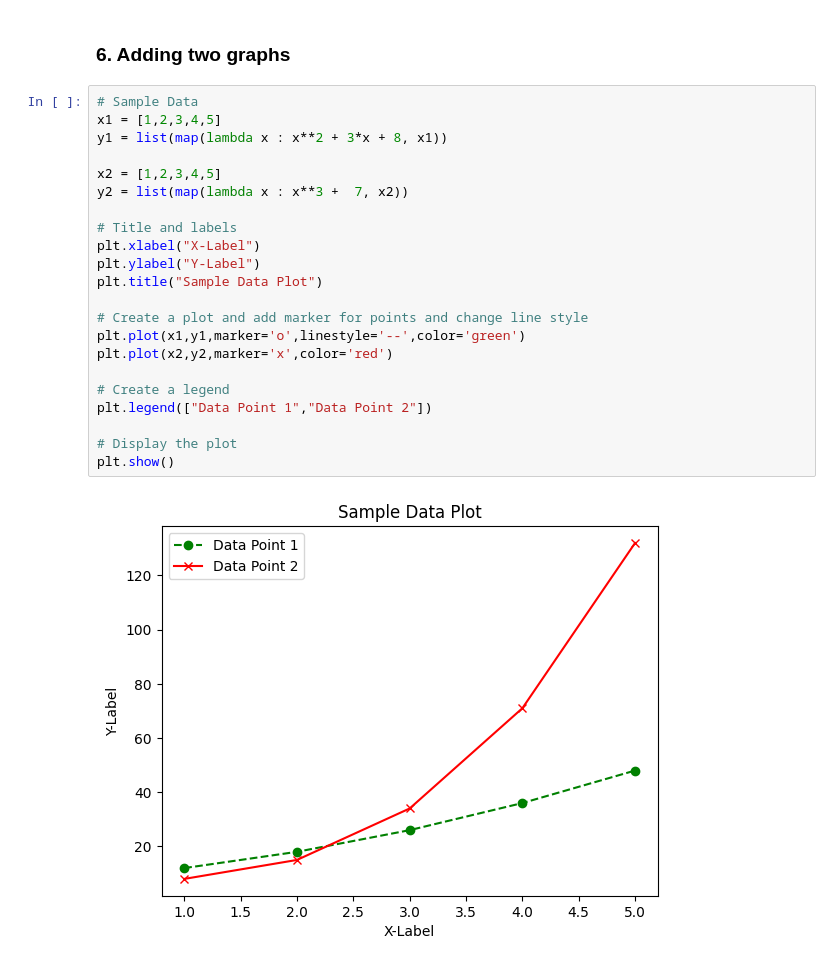
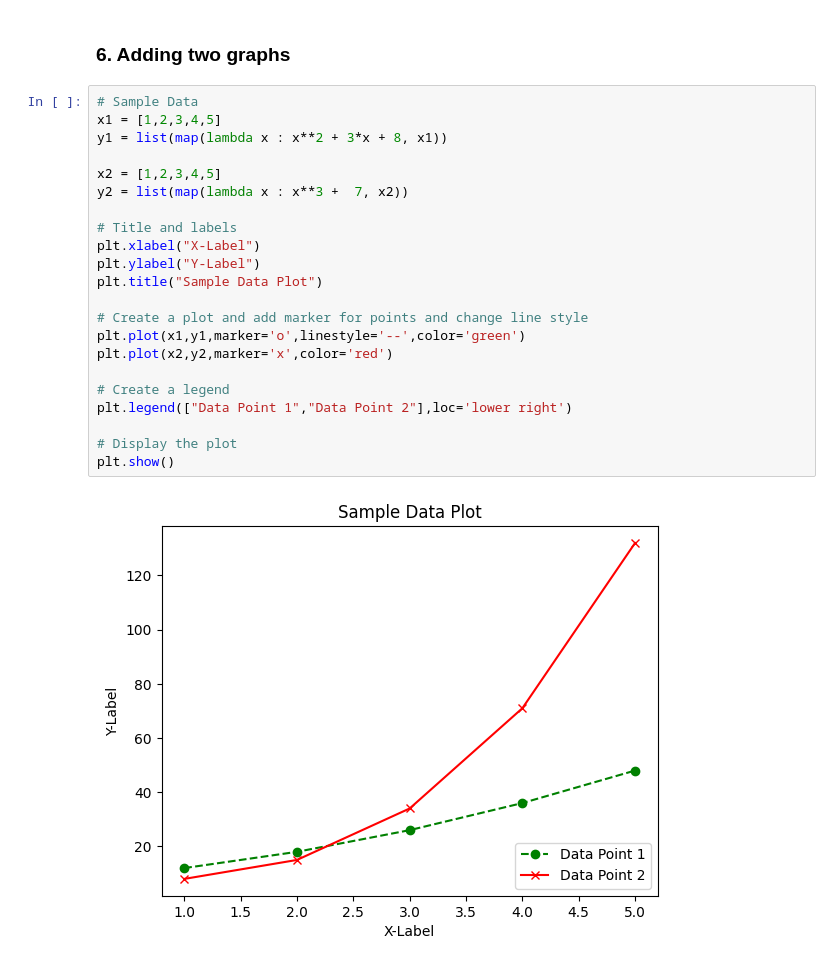
Before and after one commit to harshitar31/Data-Visualization-Course, a Jupyter notebook: 1.Matplotlib_pyplot/installation.ipynb, the cells around one changed output. Drawn from its saved outputs; the diff is of its cells as text.

Commit message:
changed position of legend

```diff
--- a/1.Matplotlib_pyplot/installation.ipynb
+++ b/1.Matplotlib_pyplot/installation.ipynb
@@ -81,24 +81,24 @@ plt.show()
 # %%
 # Sample Data
 x1 = [1,2,3,4,5]
 y1 = list(map(lambda x : x**2 + 3*x + 8, x1))
 
 x2 = [1,2,3,4,5]
 y2 = list(map(lambda x : x**3 +  7, x2))
 
 # Title and labels
 plt.xlabel("X-Label")
 plt.ylabel("Y-Label")
 plt.title("Sample Data Plot")
 
 # Create a plot and add marker for points and change line style
 plt.plot(x1,y1,marker='o',linestyle='--',color='green')
 plt.plot(x2,y2,marker='x',color='red')
 
 # Create a legend
-plt.legend(["Data Point 1","Data Point 2"])
+plt.legend(["Data Point 1","Data Point 2"],loc='lower right')
 
 # Display the plot
 plt.show()
 # %% [output]
-[figure, old version]
+[figure, new version]
```
